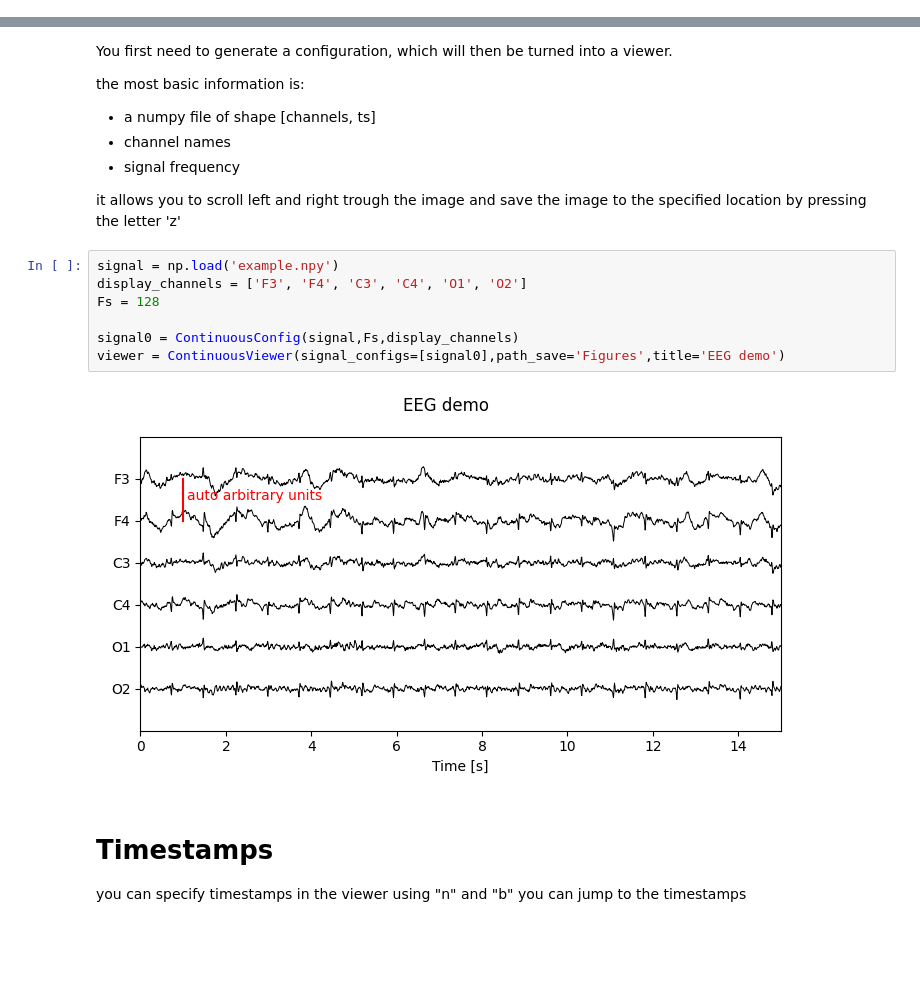
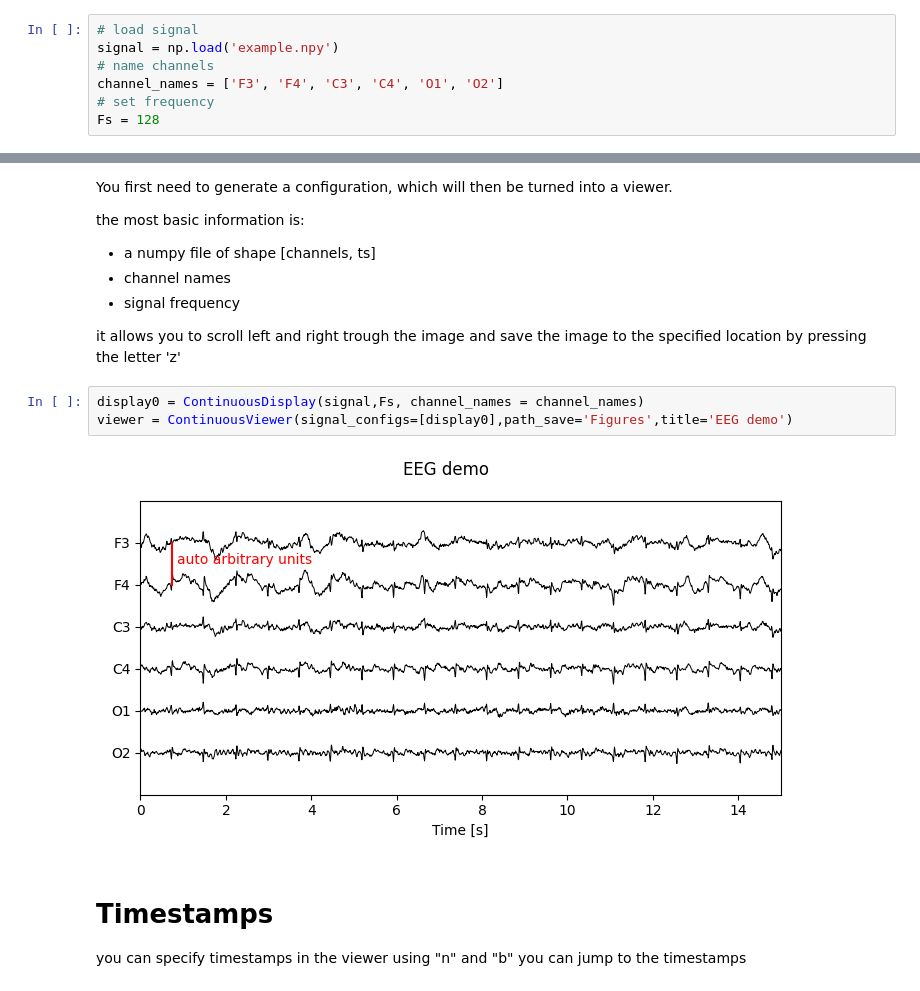
Before and after one commit to MoritzAlkofer/BIOViewer, a Jupyter notebook: demos/demo_continuous.ipynb, the cells around one changed output, grey strips where cells are left out. Drawn from its saved outputs; the diff is of its cells as text; blank space fills up the shorter version.

```diff
--- a/demos/demo_continuous.ipynb
+++ b/demos/demo_continuous.ipynb
@@ -14,3 +19,10 @@ This demo walks you trough different features of the BIOViewer
+# %%
+# load signal
+signal = np.load('example.npy')
+# name channels
+channel_names = ['F3', 'F4', 'C3', 'C4', 'O1', 'O2']
+# set frequency
+Fs = 128
 # %% [markdown]
 # Single module
 
@@ -23,14 +35,10 @@ the most basic information is:
 
 it allows you to scroll left and right trough the image and save the image to the specified location by pressing the letter 'z'
 # %%
-signal = np.load('example.npy')
-display_channels = ['F3', 'F4', 'C3', 'C4', 'O1', 'O2']
-Fs = 128
-
-signal0 = ContinuousConfig(signal,Fs,display_channels)
-viewer = ContinuousViewer(signal_configs=[signal0],path_save='Figures',title='EEG demo')
+display0 = ContinuousDisplay(signal,Fs, channel_names = channel_names)
+viewer = ContinuousViewer(signal_configs=[display0],path_save='Figures',title='EEG demo')
 # %% [output]
-[figure, old version]
+[figure, new version]
 # %% [markdown]
 # Timestamps
 you can specify timestamps in the viewer
```
Also changed, not shown: parts of 6 cells of this notebook, 19 other files.
